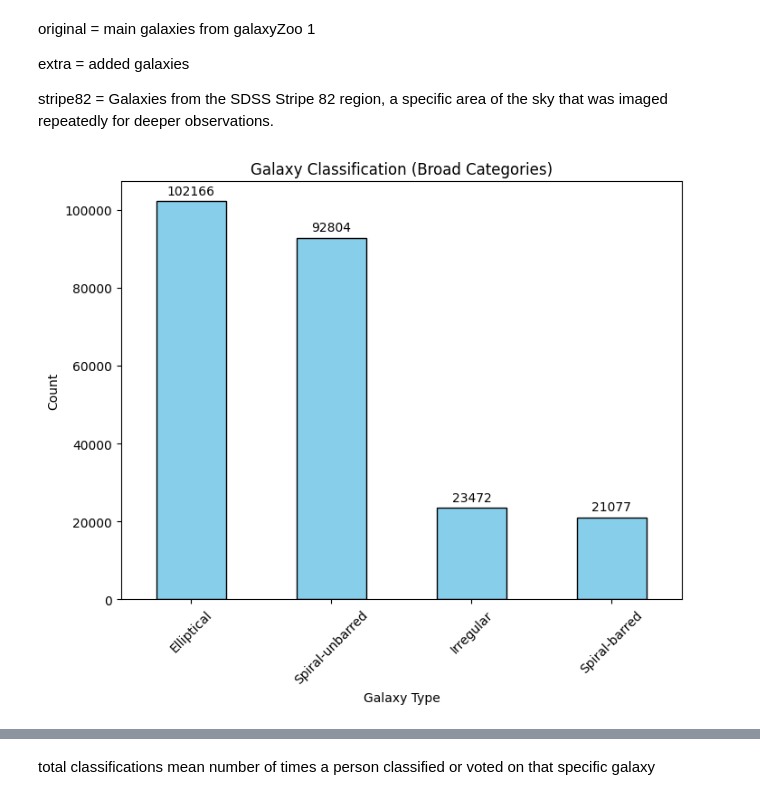
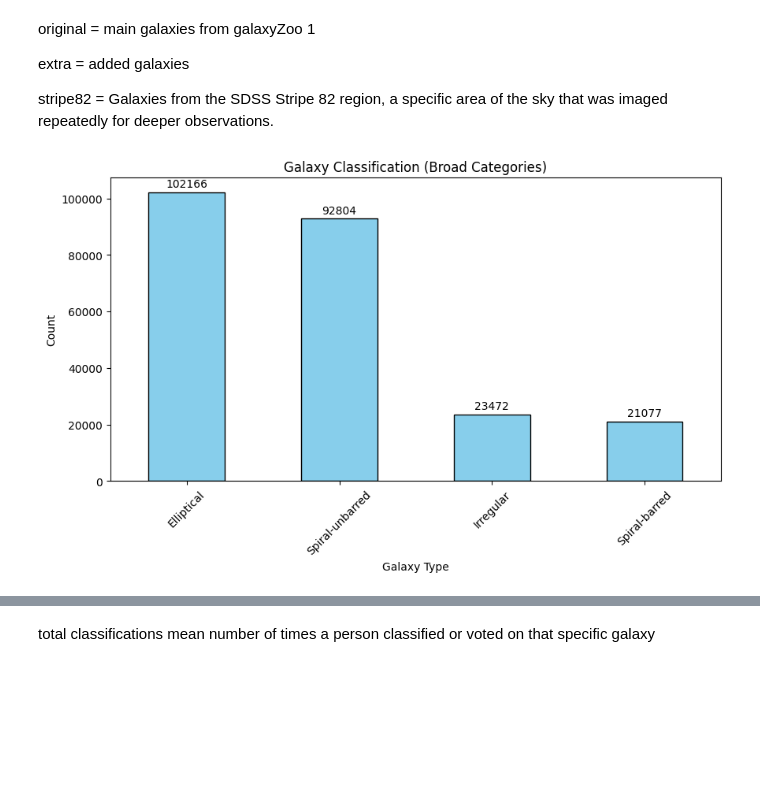
Before and after one commit to la2015-hw/Group_10, a Jupyter notebook: test.ipynb, the cells around one changed output, grey strips where cells are left out. Saved outputs shown, nothing was run; the diff lists cells and outputs as text; code cells hidden in the pictures; blank space fills up the shorter version.

```diff
--- a/test.ipynb
+++ b/test.ipynb
@@ -124,35 +124,35 @@ def classify_galaxy(gz2class):
         return mapping["S"]
     elif gz2class.startswith("SBa") or gz2class.startswith("SBb") or gz2class.startswith("SBc") or gz2class.startswith("SBd"):
         return mapping["SB"]
     elif gz2class.startswith("Sen") or gz2class.startswith("Seb") or gz2class.startswith("Ser"):
         return mapping["Ir"]
     elif gz2class == "A":
         return mapping["A"]
     else:
         return "Other"
 
 
 # apply classification
 df["broad_class"] = df["gz2class"].apply(classify_galaxy)
 
 class_counts = df[df["broad_class"] != "Artifact"]["broad_class"].value_counts()
 
 # plot
-plt.figure(figsize=(8,6))
+plt.figure(figsize=(10,5))
 bars = class_counts.plot(kind="bar", color="skyblue", edgecolor="black")
 
 plt.title("Galaxy Classification (Broad Categories)")
 plt.xlabel("Galaxy Type")
 plt.ylabel("Count")
 plt.xticks(rotation=45)
 
 # add counts above bars
 for i, count in enumerate(class_counts.values):
     plt.text(i, count + (0.01 * max(class_counts.values)), str(count), ha='center', va='bottom')
 
 plt.show()
 # %% [output]
-[figure, old version]
+[figure, new version]
 # %%
 
 df_sample = df_selected.sample(50, random_state=1)
```
Also changed, not shown: parts of 8 cells of this notebook.
